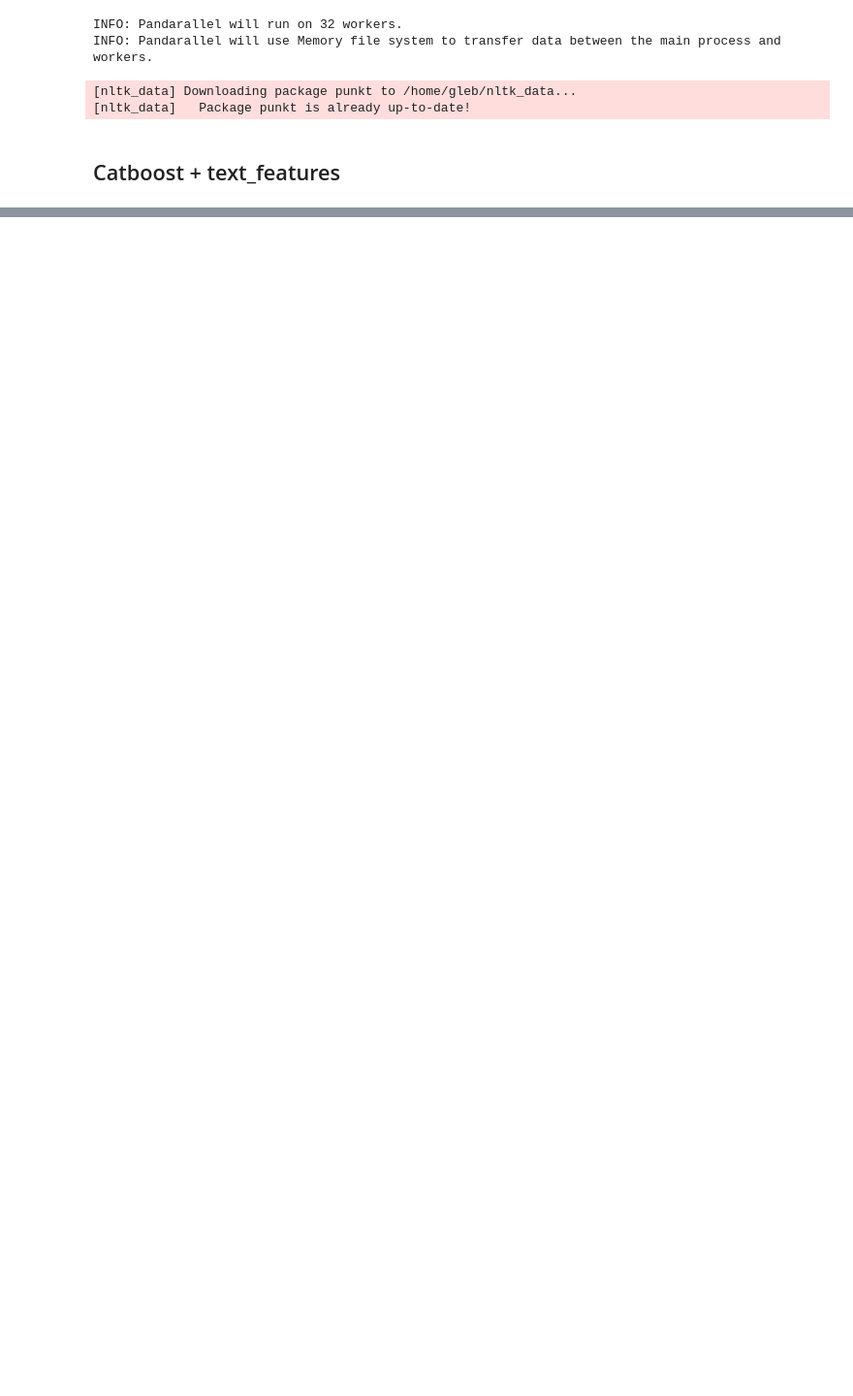
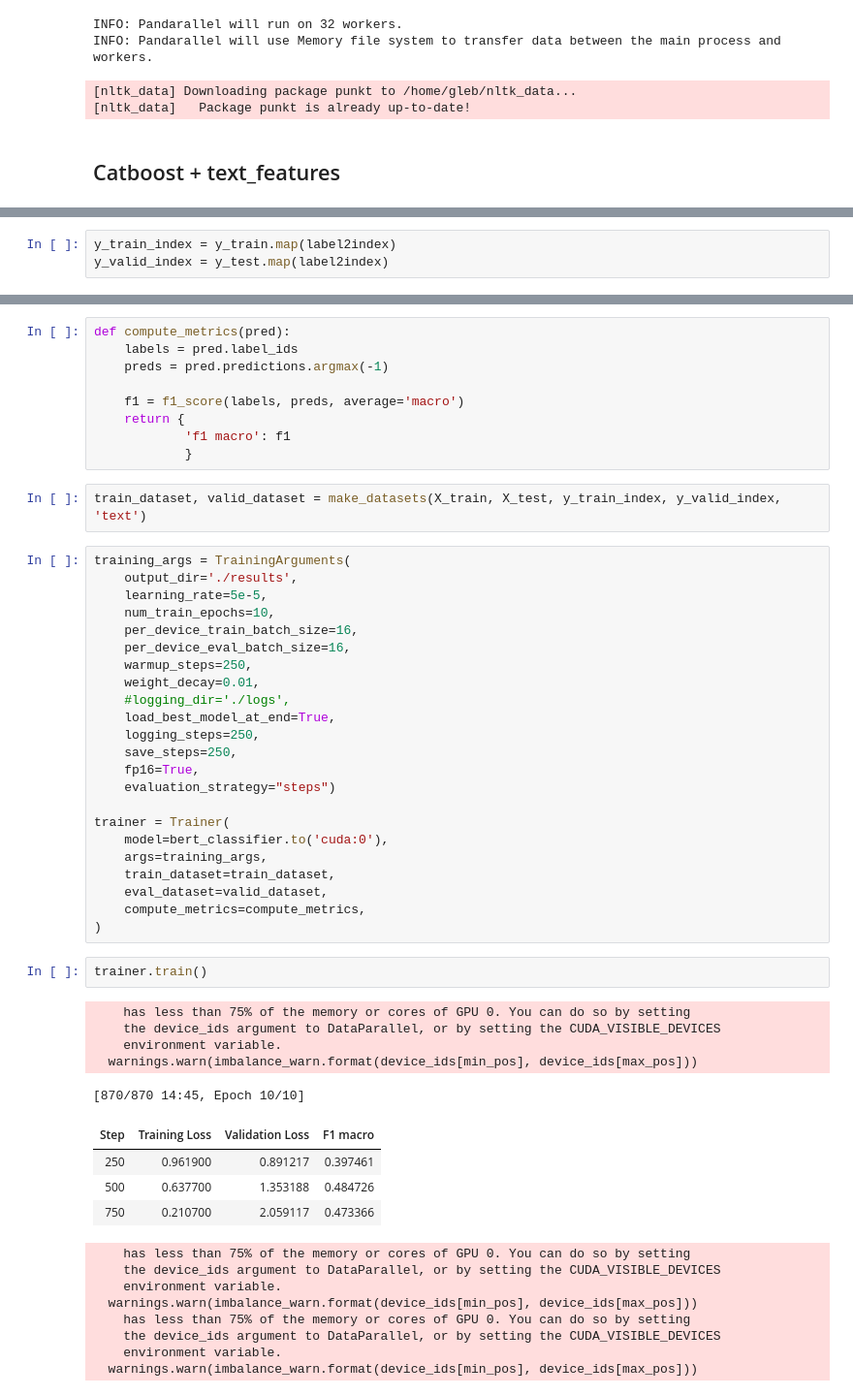
Before and after one commit to Gleb01548/english_level, a Jupyter notebook: notebook/catboost_text_test.ipynb, the cells around one changed output, grey strips where cells are left out. Shown at 97% size. Drawn from its saved outputs; the diff is of its cells as text; blank space fills up the shorter version.

```diff
--- a/notebook/catboost_text_test.ipynb
+++ b/notebook/catboost_text_test.ipynb
@@ -204,0 +1058,3 @@ bestIteration = 215
+# %%
+y_train_index = y_train.map(label2index)
+y_valid_index = y_test.map(label2index)
@@ -204,0 +1073,54 @@ bestIteration = 215
+# %%
+def compute_metrics(pred):
+    labels = pred.label_ids
+    preds = pred.predictions.argmax(-1)
+
+    f1 = f1_score(labels, preds, average='macro')
+    return {
+            'f1 macro': f1
+            }
+# %%
+train_dataset, valid_dataset = make_datasets(X_train, X_test, y_train_index, y_valid_index, 'text')
+# %%
+training_args = TrainingArguments(
+    output_dir='./results',
+    learning_rate=5e-5,
+    num_train_epochs=10,
+    per_device_train_batch_size=16,
+    per_device_eval_batch_size=16,
+    warmup_steps=250,
+    weight_decay=0.01,
+    #logging_dir='./logs',
+    load_best_model_at_end=True,
+    logging_steps=250,
+    save_steps=250,
+    fp16=True,
+    evaluation_strategy="steps")
+
+trainer = Trainer(
+    model=bert_classifier.to('cuda:0'),
+    args=training_args,
+    train_dataset=train_dataset,
+    eval_dataset=valid_dataset,
+    compute_metrics=compute_metrics,
+)
+# %%
+trainer.train()
+# %% [output]
+    has less than 75% of the memory or cores of GPU 0. You can do so by setting
+    the device_ids argument to DataParallel, or by setting the CUDA_VISIBLE_DEVICES
+    environment variable.
+  warnings.warn(imbalance_warn.format(device_ids[min_pos], device_ids[max_pos]))
+[870/870 14:45, Epoch 10/10]
+| Step | Training Loss | Validation Loss | F1 macro |
+| 250 | 0.961900 | 0.891217 | 0.397461 |
+| 500 | 0.637700 | 1.353188 | 0.484726 |
+| 750 | 0.210700 | 2.059117 | 0.473366 |
+    has less than 75% of the memory or cores of GPU 0. You can do so by setting
+    the device_ids argument to DataParallel, or by setting the CUDA_VISIBLE_DEVICES
+    environment variable.
+  warnings.warn(imbalance_warn.format(device_ids[min_pos], device_ids[max_pos]))
+    has less than 75% of the memory or cores of GPU 0. You can do so by setting
+    the device_ids argument to DataParallel, or by setting the CUDA_VISIBLE_DEVICES
+    environment variable.
+  warnings.warn(imbalance_warn.format(device_ids[min_pos], device_ids[max_pos]))
```
Also changed, not shown: parts of 49 cells of this notebook, 8 other files.
